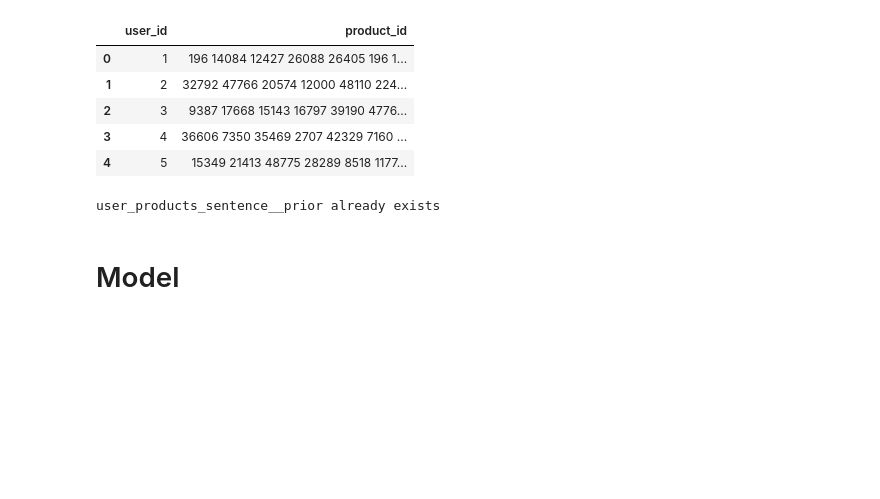
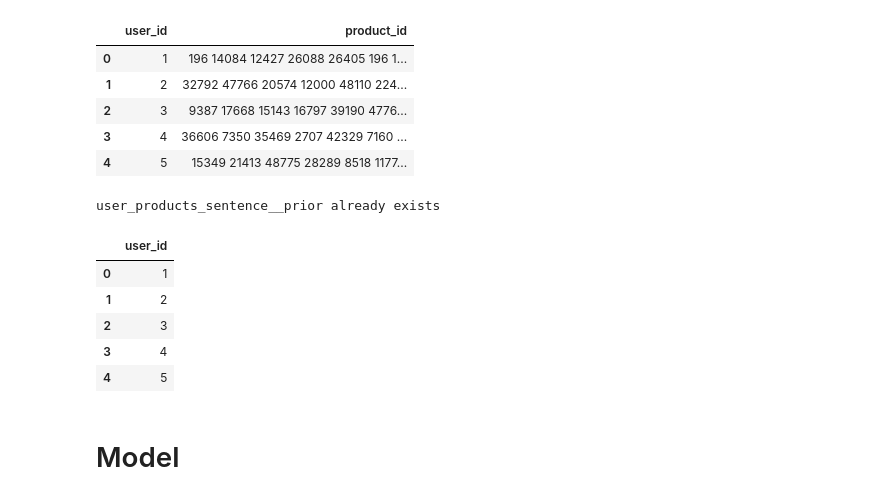
Before and after one commit to paw-lu/Instacart-data, a Jupyter notebook: Recommender/TF-IDF v2.ipynb, the cells around one changed output. Saved outputs shown, nothing was run; the diff lists cells and outputs as text; code cells hidden in the pictures; blank space fills up the shorter version.

```diff
--- a/Recommender/TF-IDF v2.ipynb
+++ b/Recommender/TF-IDF v2.ipynb
@@ -145,3 +196,13 @@ user_products_sentence__prior already exists
+# %%
+testdf2 = pd.read_csv('user_products_sentence__prior(web).csv')
+testdf2.head()
+# %% [output]
+|  | user_id |
+| 0 | 1 |
+| 1 | 2 |
+| 2 | 3 |
+| 3 | 4 |
+| 4 | 5 |
 # %% [markdown]
 # Model
 # %%
```
Also changed, not shown: parts of 7 cells of this notebook, 5 other files.
